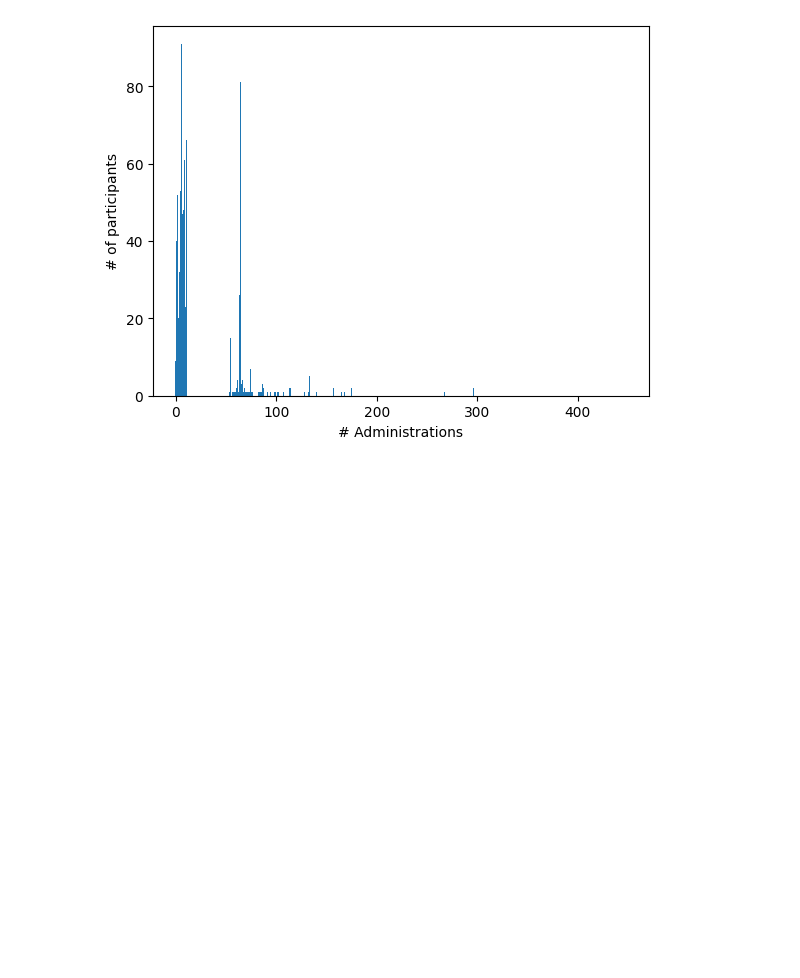
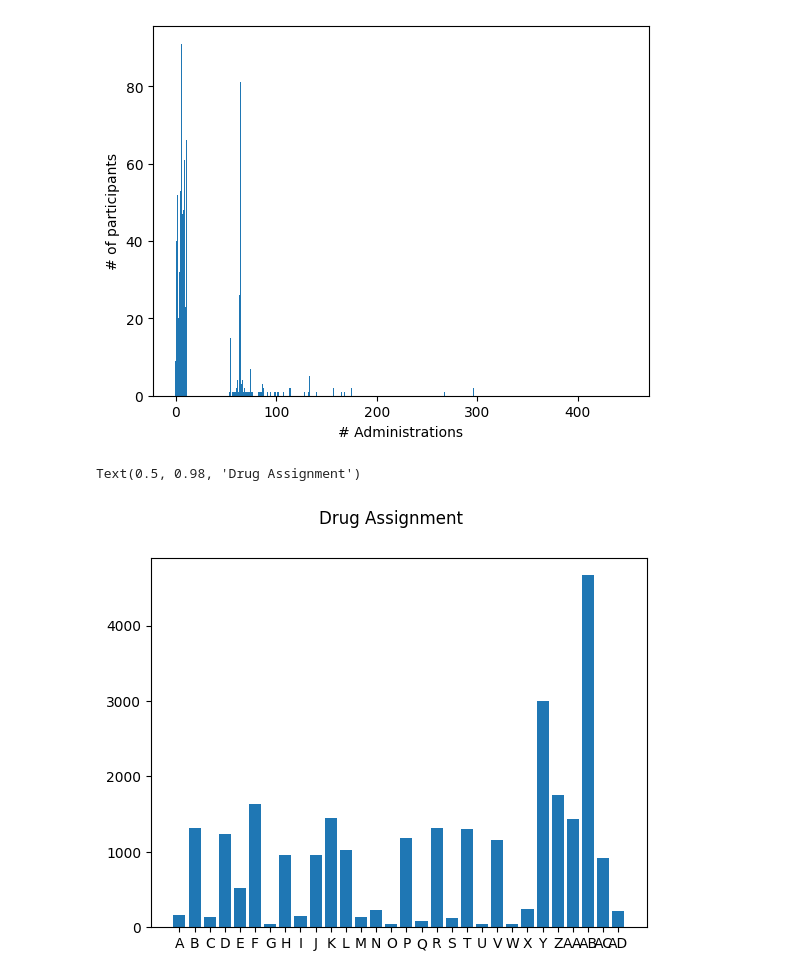
Before and after one commit to Precision-MD/precisionMD-model, a Jupyter notebook: EDA/EDA.ipynb, the cells around one changed output. Drawn from its saved outputs; the diff is of its cells as text; code cells hidden in the pictures; blank space fills up the shorter version.

Commit message:
Added plot for assignment of drugs A through AD

```diff
--- a/EDA/EDA.ipynb
+++ b/EDA/EDA.ipynb
@@ -353,3 +353,54 @@ plt.ylabel("# of participants")
 # %% [output]
 Text(0, 0.5, '# of participants')
 [figure]
+# %%
+# Drugs vs RAR
+drug_A_assigned = df['A'].sum()
+drug_B_assigned = df['B'].sum()
+drug_C_assigned = df['C'].sum()
+drug_D_assigned = df['D'].sum()
+drug_E_assigned = df['E'].sum()
+drug_F_assigned = df['F'].sum()
+drug_G_assigned = df['G'].sum()
+drug_H_assigned = df['H'].sum()
+drug_I_assigned = df['I'].sum()
+drug_J_assigned = df['J'].sum()
+drug_K_assigned = df['K'].sum()
+drug_L_assigned = df['L'].sum()
+drug_M_assigned = df['M'].sum()
+drug_N_assigned = df['N'].sum()
+drug_O_assigned = df['O'].sum()
+drug_P_assigned = df['P'].sum()
+drug_Q_assigned = df['Q'].sum()
+drug_R_assigned = df['R'].sum()
+drug_S_assigned = df['S'].sum()
+drug_T_assigned = df['T'].sum()
+drug_U_assigned = df['U'].sum()
+drug_V_assigned = df['V'].sum()
+drug_W_assigned = df['W'].sum()
+drug_X_assigned = df['X'].sum()
+drug_Y_assigned = df['Y'].sum()
+drug_Z_assigned = df['Z'].sum()
+drug_AA_assigned = df['AA'].sum()
+drug_AB_assigned = df['AB'].sum()
+drug_AC_assigned = df['AC'].sum()
+drug_AD_assigned = df['AD'].sum()
+
+data = {'A': drug_A_assigned, 'B': drug_B_assigned, 'C': drug_C_assigned, 'D': drug_D_assigned,
+        'E': drug_E_assigned, 'F': drug_F_assigned, 'G': drug_G_assigned, 'H': drug_H_assigned,
+        'I': drug_I_assigned, 'J': drug_J_assigned, 'K': drug_K_assigned, 'L': drug_L_assigned,
+        'B': drug_B_assigned, 'M': drug_M_assigned, 'N': drug_N_assigned, 'O': drug_O_assigned,
+        'P': drug_P_assigned, 'Q': drug_Q_assigned, 'R': drug_R_assigned, 'S': drug_S_assigned,
+        'T': drug_T_assigned, 'U': drug_U_assigned, 'V': drug_V_assigned, 'W': drug_W_assigned,
+        'X': drug_X_assigned, 'Y': drug_Y_assigned, 'Z': drug_Z_assigned, 'AA': drug_AA_assigned,
+        'AB': drug_AB_assigned, 'AC': drug_AC_assigned, 'AD': drug_AD_assigned}
+
+names = list(data.keys())
+values = list(data.values())
+
+fig, axs = plt.subplots()
+axs.bar(names, values)
+fig.suptitle('Drug Assignment')
+# %% [output]
+Text(0.5, 0.98, 'Drug Assignment')
+[figure, added]
```
